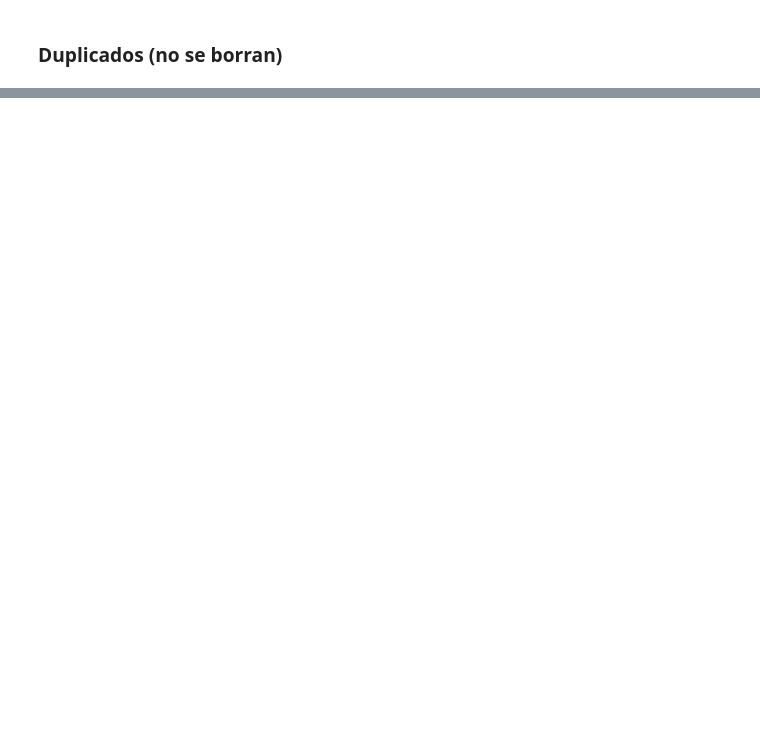
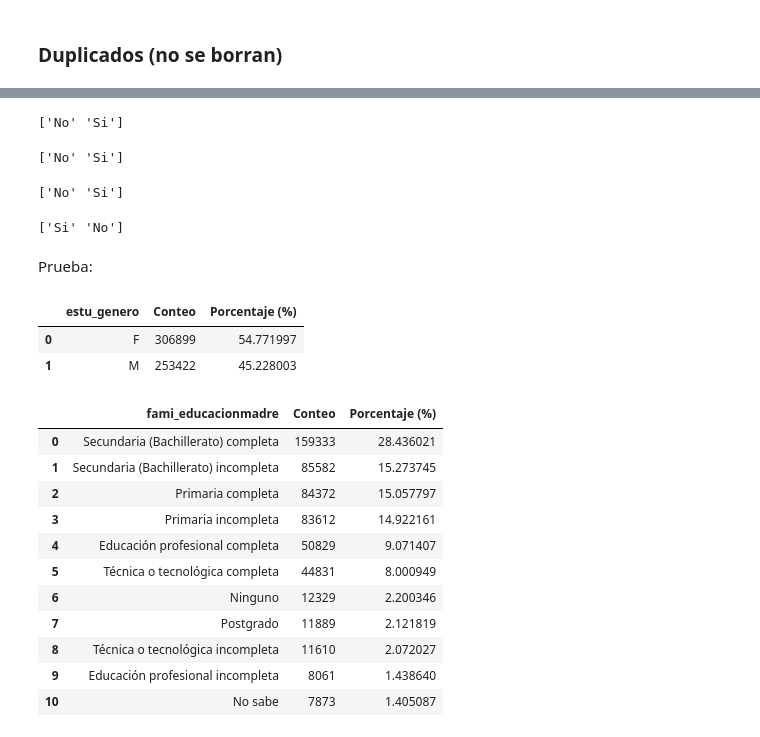
Before and after one commit to WilliamBayona/actd-proyecto2, a Jupyter notebook: limpieza.ipynb, the cells around one changed output, grey strips where cells are left out. Cells and saved outputs as stored; diff of their text form; code cells hidden in the pictures; blank space fills up the shorter version.

```diff
--- a/limpieza.ipynb
+++ b/limpieza.ipynb
@@ -243,0 +334,45 @@ Se cuenta con 472270 registros duplicados (83.83%)
+# %%
+df1 = df1[df1["fami_tieneautomovil"].isin(["Si", "No"])]
+print(df1["fami_tieneautomovil"].unique())
+# %% [output]
+['No' 'Si']
+# %%
+df1 = df1[df1["fami_tienecomputador"].isin(["Si", "No"])]
+print(df1["fami_tienecomputador"].unique())
+# %% [output]
+['No' 'Si']
+# %%
+df1 = df1[df1["fami_tieneinternet"].isin(["Si", "No"])]
+print(df1["fami_tieneinternet"].unique())
+# %% [output]
+['No' 'Si']
+# %%
+df1 = df1[df1["fami_tienelavadora"].isin(["Si", "No"])]
+print(df1["fami_tienelavadora"].unique())
+# %% [output]
+['Si' 'No']
+# %% [markdown]
+Prueba:
+# %%
+valCOl = df1["estu_genero"].value_counts()
+pd.DataFrame({'estu_genero': valCOl.index, 'Conteo': valCOl.values, 'Porcentaje (%)': valCOl.values * 100 / valCOl.values.sum()}).sort_values(by='Conteo', ascending=False)
+# %% [output]
+|  | estu_genero | Conteo | Porcentaje (%) |
+| 0 | F | 306899 | 54.771997 |
+| 1 | M | 253422 | 45.228003 |
+# %%
+valCOl = df1["fami_educacionmadre"].value_counts()
+pd.DataFrame({'fami_educacionmadre': valCOl.index, 'Conteo': valCOl.values, 'Porcentaje (%)': valCOl.values * 100 / valCOl.values.sum()}).sort_values(by='Conteo', ascending=False)
+# %% [output]
+|  | fami_educacionmadre | Conteo | Porcentaje (%) |
+| 0 | Secundaria (Bachillerato) completa | 159333 | 28.436021 |
+| 1 | Secundaria (Bachillerato) incompleta | 85582 | 15.273745 |
+| 2 | Primaria completa | 84372 | 15.057797 |
+| 3 | Primaria incompleta | 83612 | 14.922161 |
+| 4 | Educación profesional completa | 50829 | 9.071407 |
+| 5 | Técnica o tecnológica completa | 44831 | 8.000949 |
+| 6 | Ninguno | 12329 | 2.200346 |
+| 7 | Postgrado | 11889 | 2.121819 |
+| 8 | Técnica o tecnológica incompleta | 11610 | 2.072027 |
+| 9 | Educación profesional incompleta | 8061 | 1.438640 |
+| 10 | No sabe | 7873 | 1.405087 |
```
Also changed, not shown: parts of 27 cells of this notebook, 2 other files.
